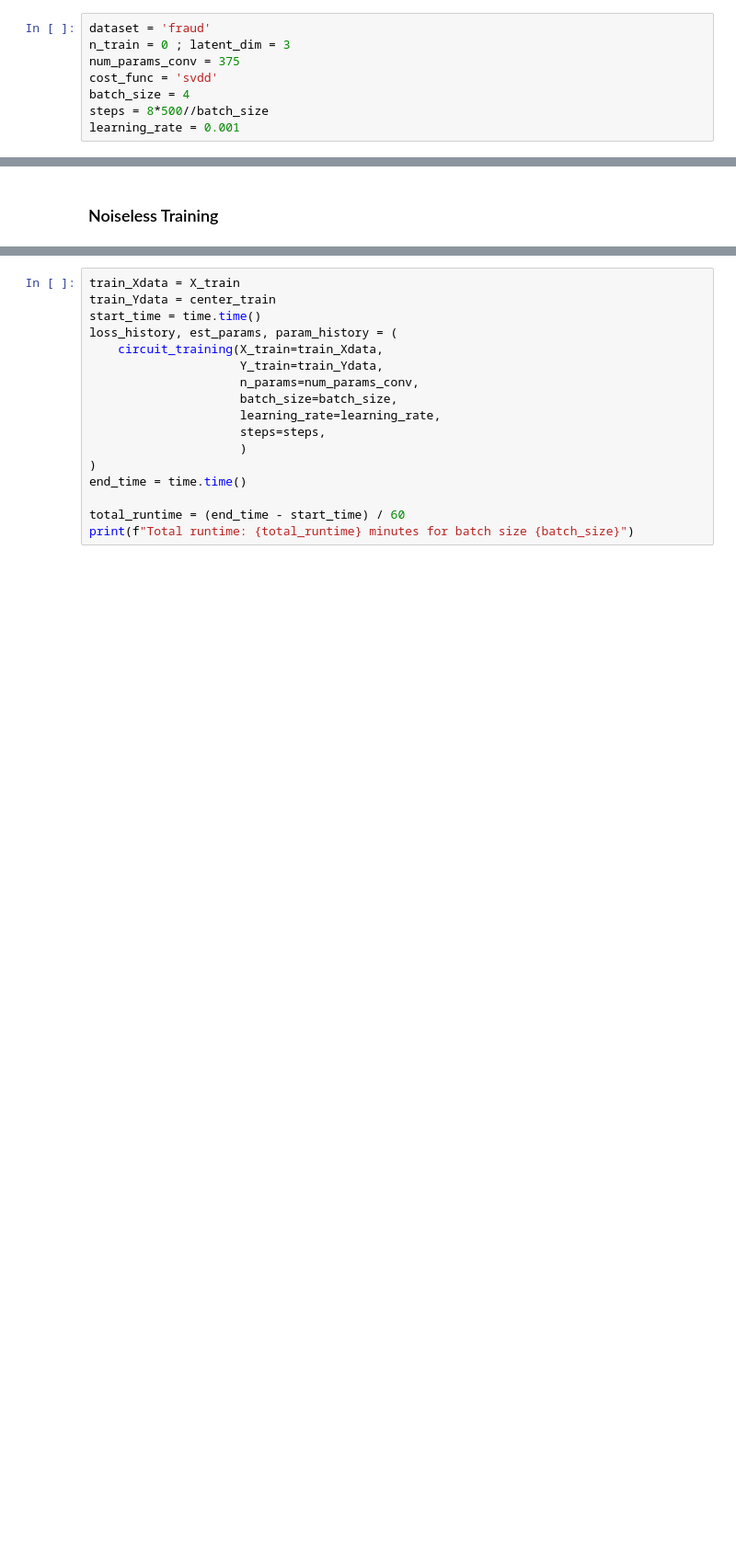
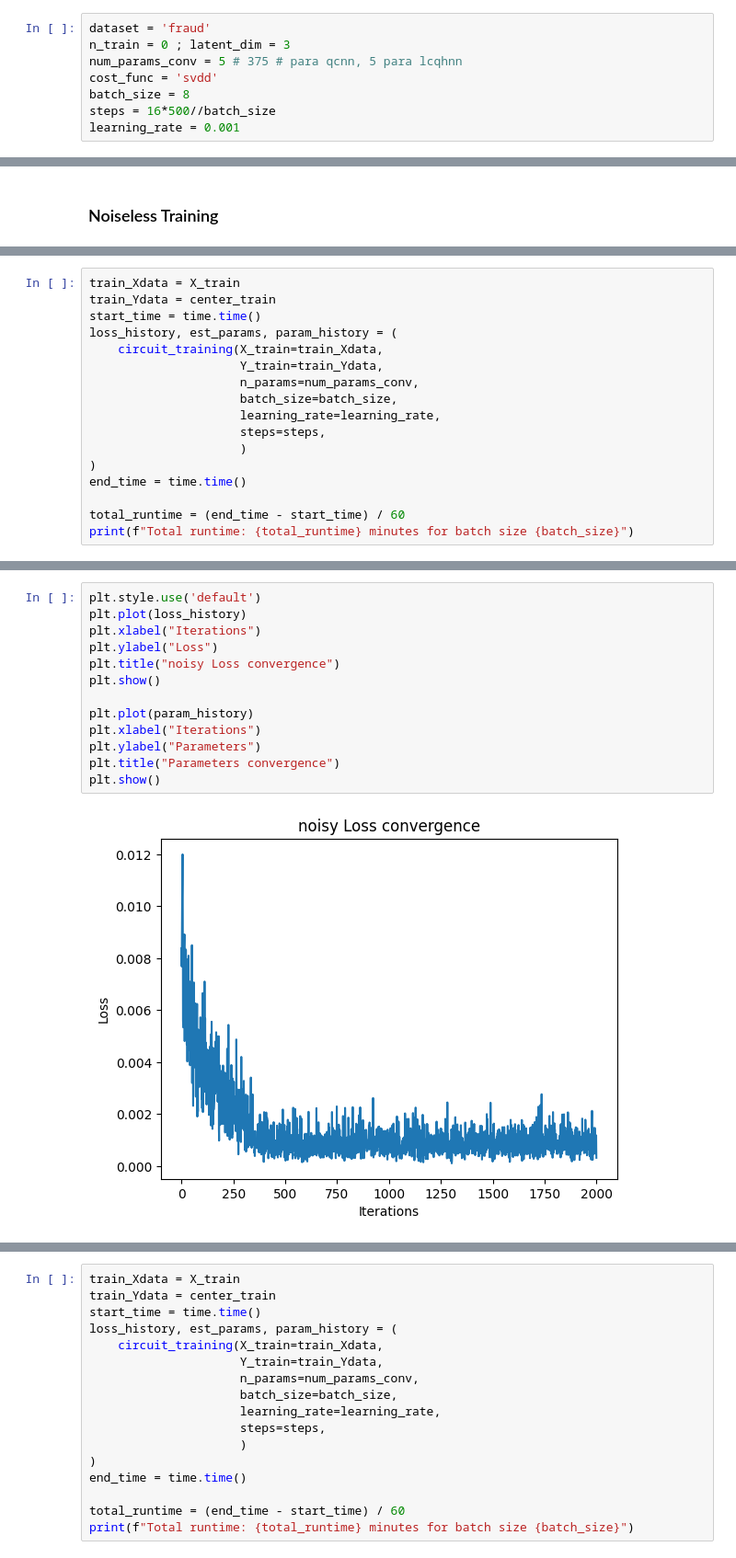
Before and after one commit to quantum-cesar-lab/HE-Quantum-Anomaly-Detection, a Jupyter notebook: notebooks/data_visualization.ipynb, the cells around one changed output, grey strips where cells are left out. Shown at 92% size. Cells and saved outputs as stored; diff of their text form; blank space fills up the shorter version.

Commit message:
add lcqhnn

```diff
--- a/notebooks/data_visualization.ipynb
+++ b/notebooks/data_visualization.ipynb
@@ -12,10 +13,10 @@ from scr.qsvdd_core.data_loader import QuantumDataLoader
 # %%
 dataset = 'fraud'
 n_train = 0 ; latent_dim = 3
-num_params_conv = 375
+num_params_conv = 5 # 375 # para qcnn, 5 para lcqhnn
 cost_func = 'svdd'
-batch_size = 4
-steps = 8*500//batch_size
+batch_size = 8
+steps = 16*500//batch_size
 learning_rate = 0.001
 # %% [markdown]
 ## Dataset
@@ -182,0 +186,17 @@ center_train shape: (1000, 3)
+# %%
+train_Xdata = X_train
+train_Ydata = center_train
+start_time = time.time()
+loss_history, est_params, param_history = (
+    circuit_training(X_train=train_Xdata,
+                     Y_train=train_Ydata,
+                     n_params=num_params_conv,
+                     batch_size=batch_size,
+                     learning_rate=learning_rate,
+                     steps=steps,
+                     )
+)
+end_time = time.time()
+
+total_runtime = (end_time - start_time) / 60
+print(f"Total runtime: {total_runtime} minutes for batch size {batch_size}")
@@ -182,0 +217,15 @@ center_train shape: (1000, 3)
+# %%
+plt.style.use('default')
+plt.plot(loss_history)
+plt.xlabel("Iterations")
+plt.ylabel("Loss")
+plt.title("noisy Loss convergence")
+plt.show()
+
+plt.plot(param_history)
+plt.xlabel("Iterations")
+plt.ylabel("Parameters")
+plt.title("Parameters convergence")
+plt.show()
+# %% [output]
+[figure, added]
```
Also changed, not shown: parts of 8 cells of this notebook, 1 other file.
